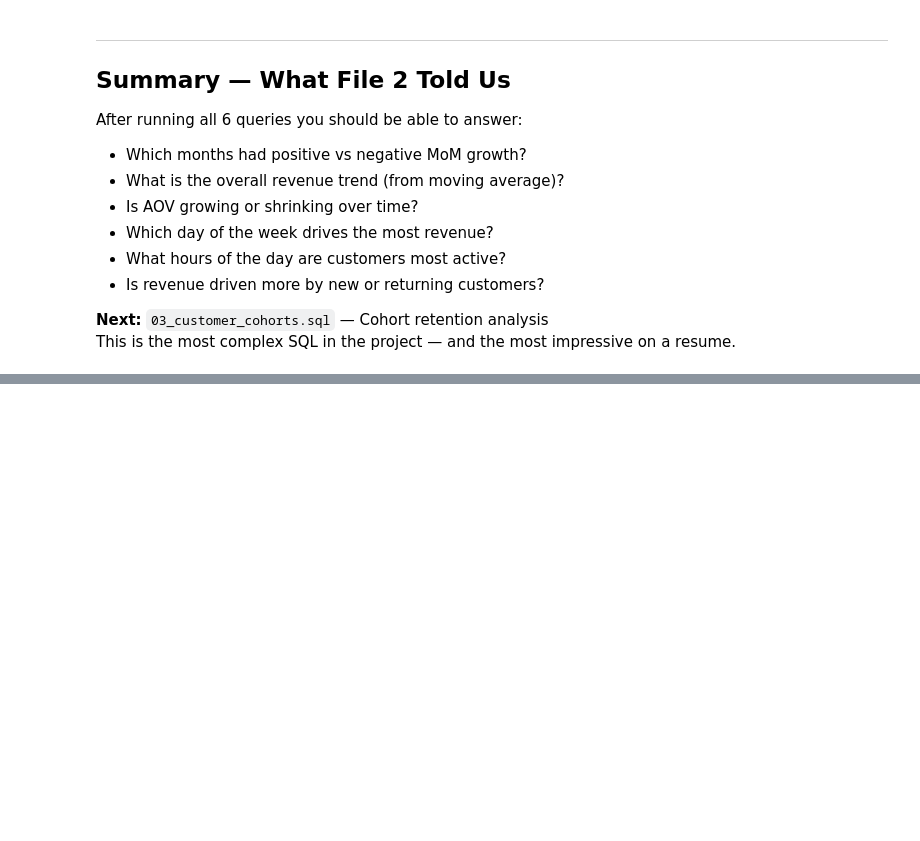
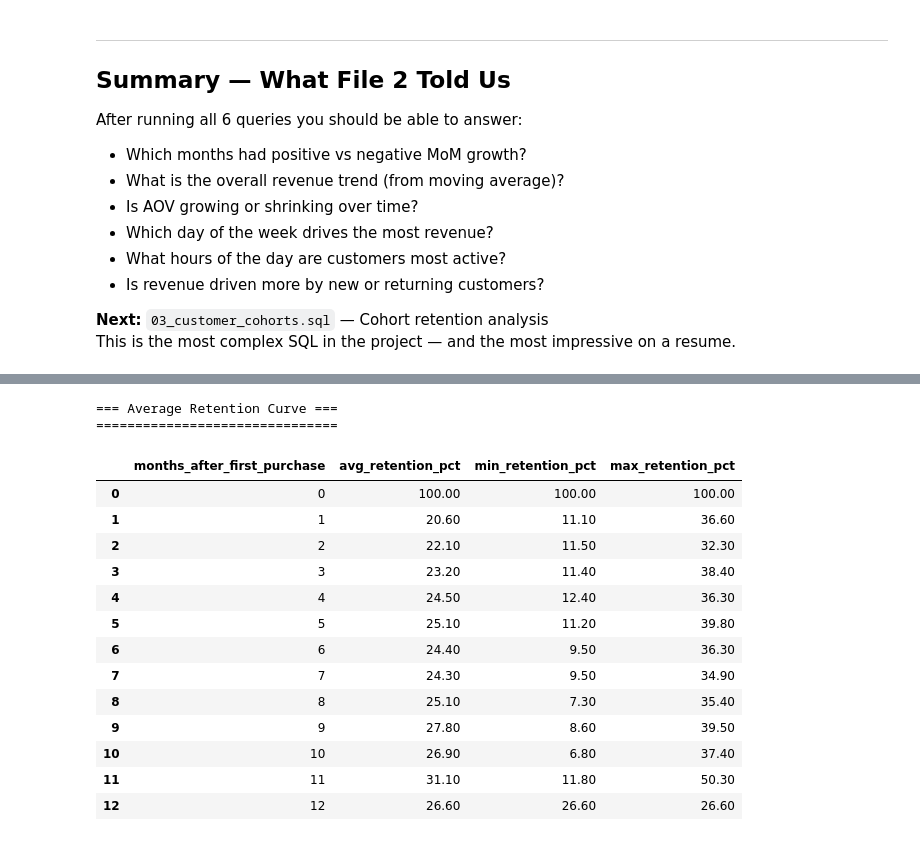
Before and after one commit to UtsavKhadka-Analyst/ecommerce-revenue-analytics, a Jupyter notebook: notebooks/02_sql_analysis.ipynb, the cells around one changed output, grey strips where cells are left out. Cells and saved outputs as stored; diff of their text form; code cells hidden in the pictures; blank space fills up the shorter version.

```diff
--- a/notebooks/02_sql_analysis.ipynb
+++ b/notebooks/02_sql_analysis.ipynb
@@ -677,0 +871,59 @@ This is the most complex SQL in the project — and the most impressive on a res
+# %%
+query_cohort3 = f"""
+WITH cohort_base AS (
+    SELECT CustomerID, MIN(YearMonth) AS cohort_month
+    FROM read_csv_auto('{CLEANED_DATA}')
+    WHERE is_cancelled = false AND CustomerID IS NOT NULL
+    GROUP BY CustomerID
+),
+customer_activity AS (
+    SELECT
+        t.CustomerID, c.cohort_month,
+        (YEAR(STRPTIME(t.YearMonth, '%Y-%m')) * 12 + MONTH(STRPTIME(t.YearMonth, '%Y-%m')))
+        - (YEAR(STRPTIME(c.cohort_month, '%Y-%m')) * 12 + MONTH(STRPTIME(c.cohort_month, '%Y-%m')))
+        AS cohort_index
+    FROM read_csv_auto('{CLEANED_DATA}') t
+    INNER JOIN cohort_base c ON t.CustomerID = c.CustomerID
+    WHERE t.is_cancelled = false AND t.CustomerID IS NOT NULL
+),
+cohort_size AS (
+    SELECT cohort_month, COUNT(DISTINCT CustomerID) AS cohort_customers
+    FROM cohort_base GROUP BY cohort_month
+),
+retention_pct AS (
+    SELECT
+        a.cohort_index,
+        ROUND(COUNT(DISTINCT a.CustomerID) * 100.0 / s.cohort_customers, 1) AS retention_pct
+    FROM customer_activity a
+    INNER JOIN cohort_size s ON a.cohort_month = s.cohort_month
+    GROUP BY a.cohort_month, a.cohort_index, s.cohort_customers
+)
+SELECT
+    cohort_index AS months_after_first_purchase,
+    ROUND(AVG(retention_pct), 1) AS avg_retention_pct,
+    ROUND(MIN(retention_pct), 1) AS min_retention_pct,
+    ROUND(MAX(retention_pct), 1) AS max_retention_pct
+FROM retention_pct
+GROUP BY cohort_index
+ORDER BY cohort_index
+"""
+
+df_cohort3 = run_sql(query_cohort3, 'Average Retention Curve')
+display(df_cohort3)
+# %% [output]
+=== Average Retention Curve ===
+===============================
+|  | months_after_first_purchase | avg_retention_pct | min_retention_pct | max_retention_pct |
+| 0 | 0 | 100.00 | 100.00 | 100.00 |
+| 1 | 1 | 20.60 | 11.10 | 36.60 |
+| 2 | 2 | 22.10 | 11.50 | 32.30 |
+| 3 | 3 | 23.20 | 11.40 | 38.40 |
+| 4 | 4 | 24.50 | 12.40 | 36.30 |
+| 5 | 5 | 25.10 | 11.20 | 39.80 |
+| 6 | 6 | 24.40 | 9.50 | 36.30 |
+| 7 | 7 | 24.30 | 9.50 | 34.90 |
+| 8 | 8 | 25.10 | 7.30 | 35.40 |
+| 9 | 9 | 27.80 | 8.60 | 39.50 |
+| 10 | 10 | 26.90 | 6.80 | 37.40 |
+| 11 | 11 | 31.10 | 11.80 | 50.30 |
+| 12 | 12 | 26.60 | 26.60 | 26.60 |
```
Also changed, not shown: parts of 10 cells of this notebook, 1 other file.
